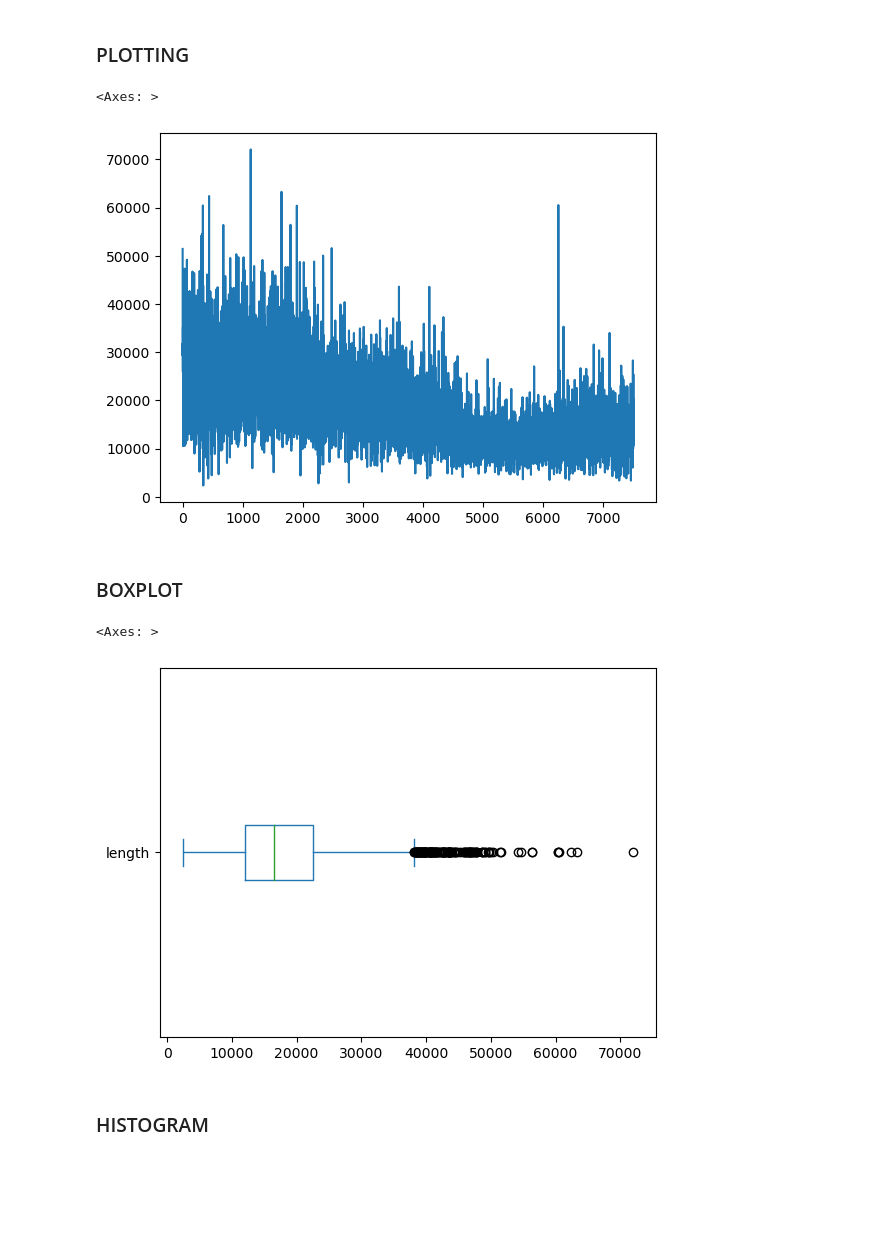
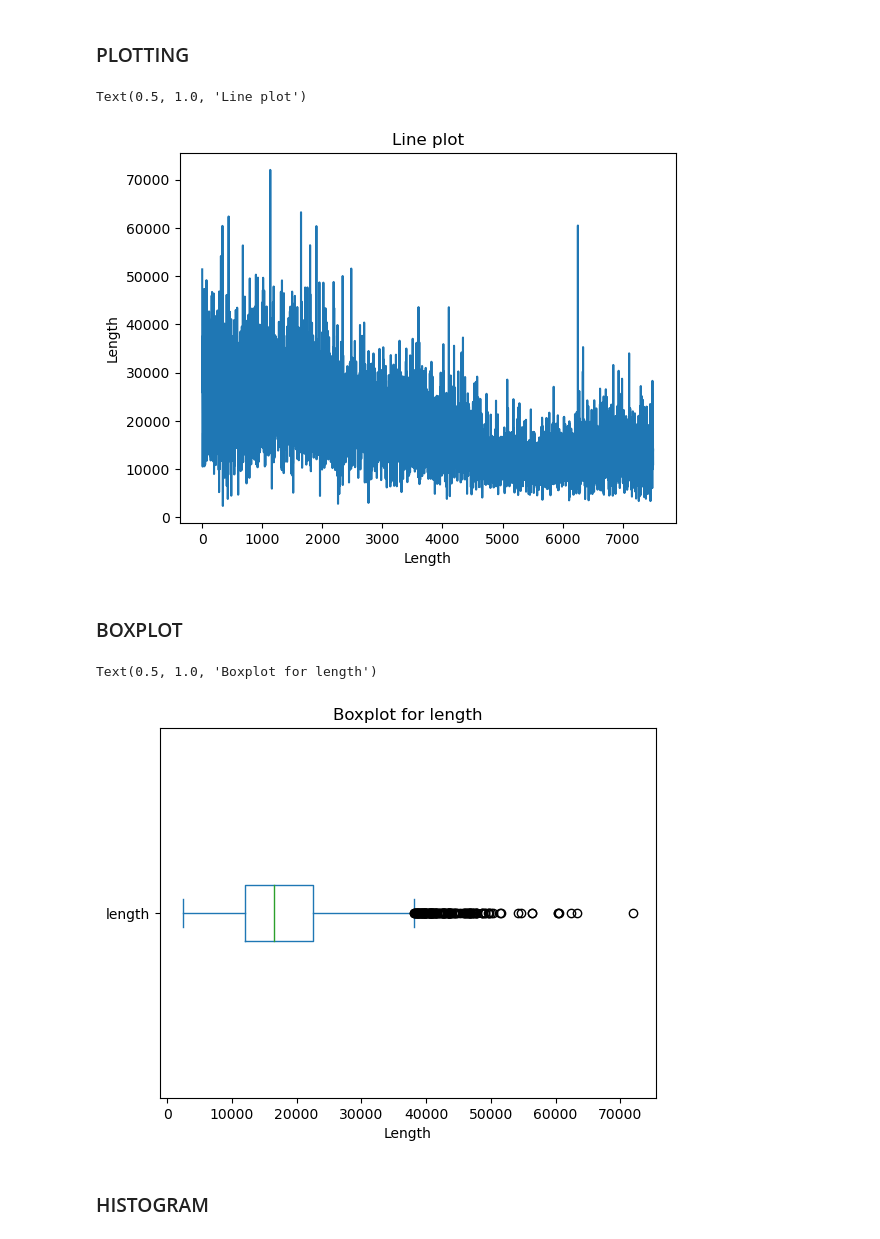
Before and after one commit to klikithareddy/TextBasedAnalysis, a Jupyter notebook: Class2.ipynb, the cells around one changed output. Cells and saved outputs as stored; diff of their text form; code cells hidden in the pictures; blank space fills up the shorter version.

```diff
--- a/Class2.ipynb
+++ b/Class2.ipynb
@@ -146,17 +148,22 @@ df[df['speaker'].str.contains('BUSH')]  #returns speaker column which contains "
 # %%
 # .2 line plot for length column
 df['length'].plot()
+plt.xlabel('Length')
+plt.ylabel('Length')
+plt.title('Line plot')
 # %% [output]
-<Axes: >
+Text(0.5, 1.0, 'Line plot')
-[figure, old version]
+[figure, new version]
 # %% [markdown]
 ### BOXPLOT
 # %%
 # Boxplot for length column
 df['length'].plot(kind='box', vert=False)
+plt.xlabel('Length')
+plt.title('Boxplot for length')
 # %% [output]
-<Axes: >
+Text(0.5, 1.0, 'Boxplot for length')
-[figure, old version]
+[figure, new version]
 # %% [markdown]
 ### HISTOGRAM
 # %%
```
Also changed, not shown: parts of 7 cells of this notebook.
